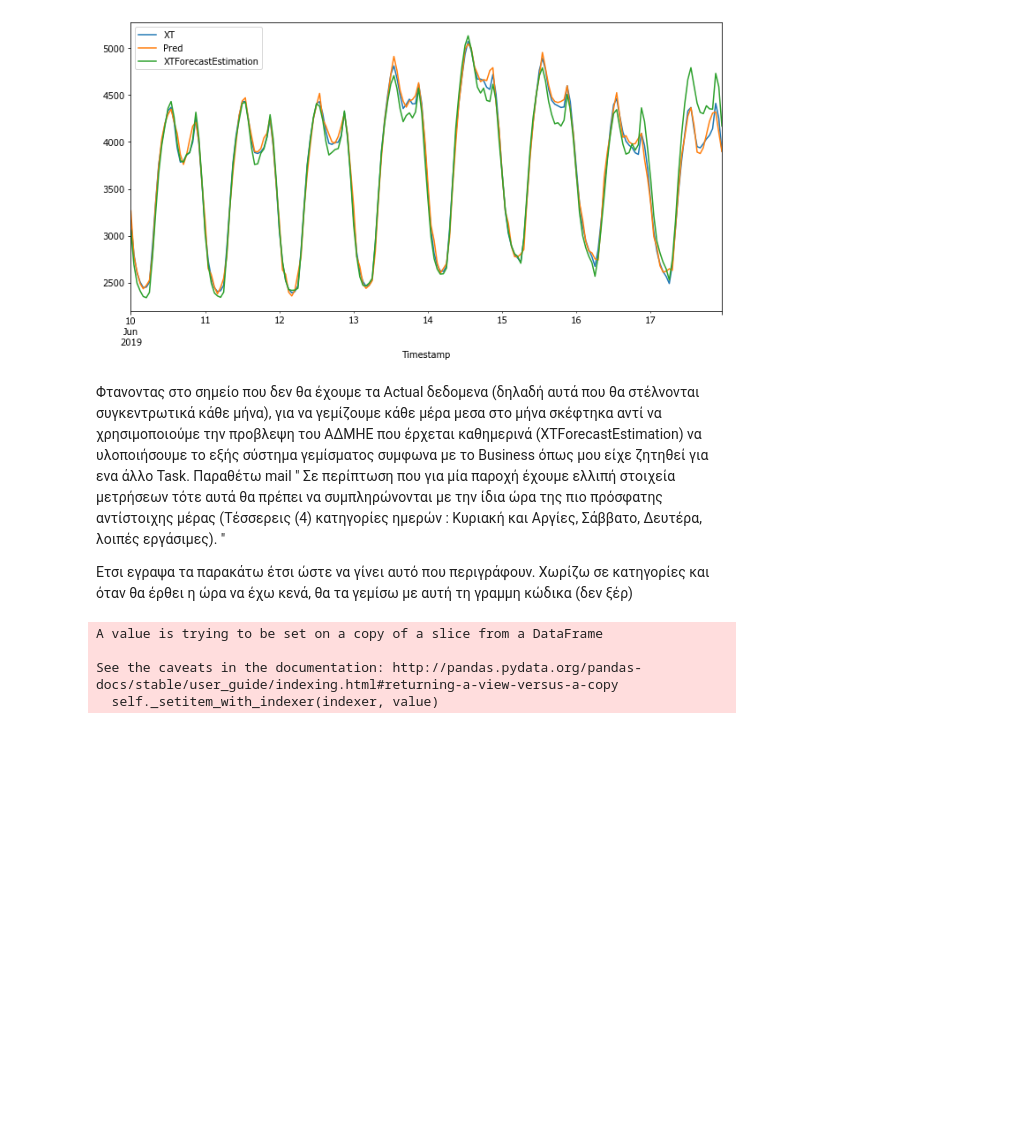
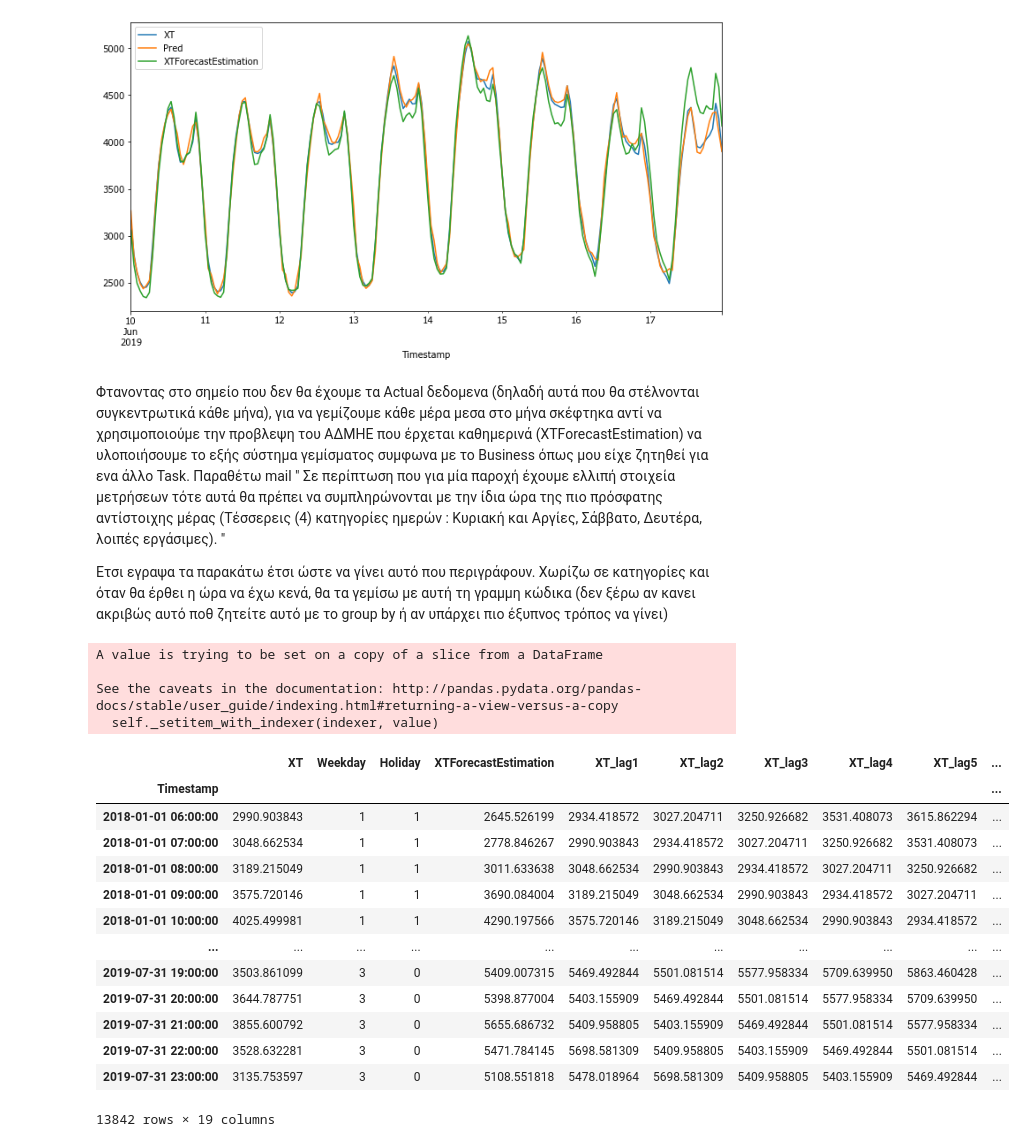
Before and after one commit to Darzan21/Electric-Load-Forecasting, a Jupyter notebook: TestingStuff.ipynb, the cells around one changed output. Saved outputs shown, nothing was run; the diff lists cells and outputs as text; code cells hidden in the pictures; blank space fills up the shorter version.

```diff
--- a/TestingStuff.ipynb
+++ b/TestingStuff.ipynb
@@ -1186,21 +1186,41 @@ ax.autoscale(axis='x',tight=True)
 (Τέσσερεις (4) κατηγορίες ημερών : Κυριακή και Αργίες, Σάββατο, Δευτέρα, λοιπές εργάσιμες).
 "
 
-Ετσι εγραψα τα παρακάτω έτσι ώστε να γίνει αυτό που περιγράφουν. Χωρίζω σε κατηγορίες και όταν θα έρθει η ώρα να έχω κενά, θα τα γεμίσω με αυτή τη γραμμη κώδικα (δεν ξέρ)
+Ετσι εγραψα τα παρακάτω έτσι ώστε να γίνει αυτό που περιγράφουν. Χωρίζω σε κατηγορίες και όταν θα έρθει η ώρα να έχω κενά, θα τα γεμίσω με αυτή τη γραμμη κώδικα (δεν ξέρω αν κανει ακριβώς αυτό ποθ ζητείτε αυτό με το group by ή αν υπάρχει πιο έξυπνος τρόπος να γίνει)
 # %%
-#final2["Saturday"] = 0
-#final2["Holiday & Sundays"] = 0
-#final2["Monday"] = 0
-#final2["OtherDays"] = 0
+final2["Saturday"] = 0
+final2["Holiday & Sundays"] = 0
+final2["Monday"] = 0
+final2["OtherDays"] = 0
 
-#final2['Saturday'].loc[(final2['Weekday']==6) & (final2['Holiday']==0)]=1
-#final2["Holiday & Sundays"].loc[(final2['Weekday']==7) | (final2['Holiday']==1)]=1
-#final2["Monday"].loc[(final2['Weekday']==1) & (final2['Holiday']==0)]=1
-#final2["OtherDays"].loc[(final2['Weekday'].isin([2, 3, 4, 5])) & (final2['Holiday']==0)]=1
+final2['Saturday'].loc[(final2['Weekday']==6) & (final2['Holiday']==0)]=1
+final2["Holiday & Sundays"].loc[(final2['Weekday']==7) | (final2['Holiday']==1)]=1
+final2["Monday"].loc[(final2['Weekday']==1) & (final2['Holiday']==0)]=1
+final2["OtherDays"].loc[(final2['Weekday'].isin([2, 3, 4, 5])) & (final2['Holiday']==0)]=1
 # %% [output]
 A value is trying to be set on a copy of a slice from a DataFrame
 
 See the caveats in the documentation: http://pandas.pydata.org/pandas-docs/stable/user_guide/indexing.html#returning-a-view-versus-a-copy
   self._setitem_with_indexer(indexer, value)
+# %%
+#set to NaN for testing
+final2['XT'].loc['2019-06-01 00:00:00':'2019-07-31 23:00:00']=np.nan
 # %%
-#final2['XT']=final2.groupby(['Month','Year','Hour','Saturday','Holiday & Sundays','Monday','OtherDays'])['XT'].transform(lambda v: v.ffill())
+final2['XT']=final2.groupby(['Hour','Saturday','Holiday & Sundays','Monday','OtherDays'])['XT'].transform(lambda v: v.ffill())
+# %%
+final2
+# %% [output]
+|  | XT | Weekday | Holiday | XTForecastEstimation | XT_lag1 | XT_lag2 | XT_lag3 | XT_lag4 | XT_lag5 | ... |
+| Timestamp |  |  |  |  |  |  |  |  |  | ... |
+| 2018-01-01 06:00:00 | 2990.903843 | 1 | 1 | 2645.526199 | 2934.418572 | 3027.204711 | 3250.926682 | 3531.408073 | 3615.862294 | ... |
+| 2018-01-01 07:00:00 | 3048.662534 | 1 | 1 | 2778.846267 | 2990.903843 | 2934.418572 | 3027.204711 | 3250.926682 | 3531.408073 | ... |
+| 2018-01-01 08:00:00 | 3189.215049 | 1 | 1 | 3011.633638 | 3048.662534 | 2990.903843 | 2934.418572 | 3027.204711 | 3250.926682 | ... |
+| 2018-01-01 09:00:00 | 3575.720146 | 1 | 1 | 3690.084004 | 3189.215049 | 3048.662534 | 2990.903843 | 2934.418572 | 3027.204711 | ... |
+| 2018-01-01 10:00:00 | 4025.499981 | 1 | 1 | 4290.197566 | 3575.720146 | 3189.215049 | 3048.662534 | 2990.903843 | 2934.418572 | ... |
+| ... | ... | ... | ... | ... | ... | ... | ... | ... | ... | ... |
+| 2019-07-31 19:00:00 | 3503.861099 | 3 | 0 | 5409.007315 | 5469.492844 | 5501.081514 | 5577.958334 | 5709.639950 | 5863.460428 | ... |
+| 2019-07-31 20:00:00 | 3644.787751 | 3 | 0 | 5398.877004 | 5403.155909 | 5469.492844 | 5501.081514 | 5577.958334 | 5709.639950 | ... |
+| 2019-07-31 21:00:00 | 3855.600792 | 3 | 0 | 5655.686732 | 5409.958805 | 5403.155909 | 5469.492844 | 5501.081514 | 5577.958334 | ... |
+| 2019-07-31 22:00:00 | 3528.632281 | 3 | 0 | 5471.784145 | 5698.581309 | 5409.958805 | 5403.155909 | 5469.492844 | 5501.081514 | ... |
+| 2019-07-31 23:00:00 | 3135.753597 | 3 | 0 | 5108.551818 | 5478.018964 | 5698.581309 | 5409.958805 | 5403.155909 | 5469.492844 | ... |
+13842 rows × 19 columns
```
